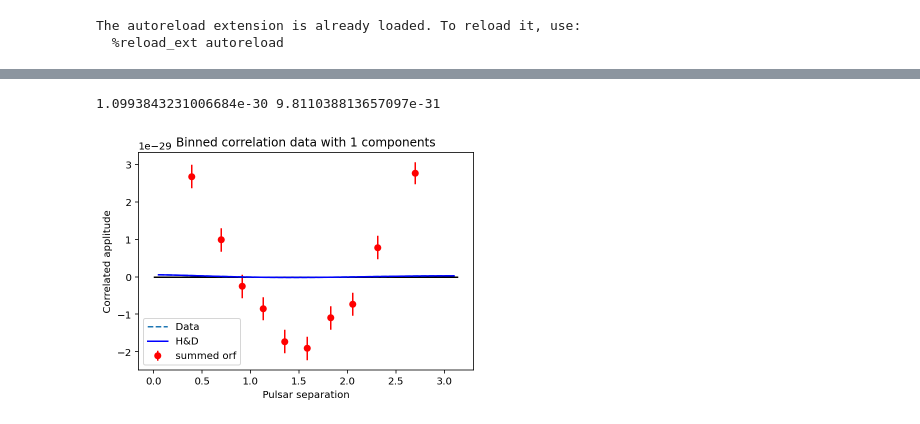
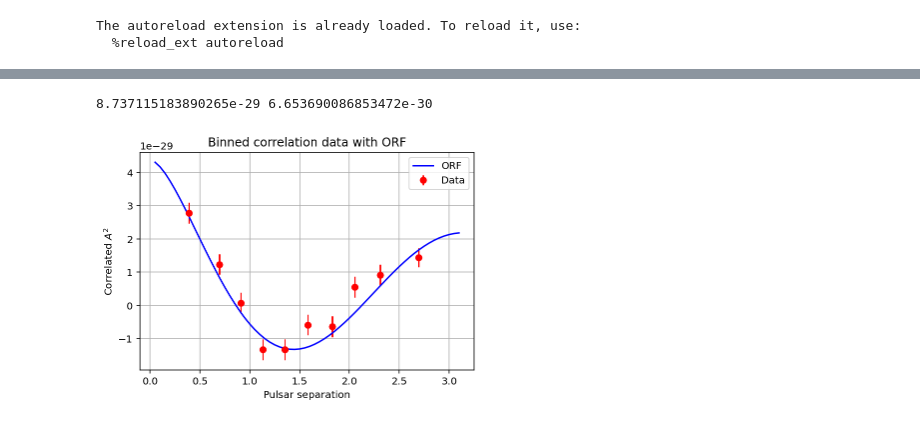
Before and after one commit to MattTMiles/VIPER_SummerSchool, a Jupyter notebook: OS_&_HD_correlations.ipynb, the cells around one changed output, grey strips where cells are left out. Cells and saved outputs as stored; diff of their text form; code cells hidden in the pictures.

```diff
--- a/OS_&_HD_correlations.ipynb
+++ b/OS_&_HD_correlations.ipynb
@@ -29,7 +29,7 @@ def HandD(x):
     c = (1-np.cos(x))/2
     return (1/2) - (1/4)*c+ (3/2)*c*np.log(c)
 
-def plotBinnedCrossCor(xi,rho,sig,A_array,orfs=[HandD],bins=10,comp_names=['H&D']):
+def plotBinnedCrossCor(xi,rho,sig,os_A,orf=HandD,bins=10):
     temp = np.arange(0,len(xi),len(xi)/bins,dtype=np.int16)
     ranges = np.zeros(bins+1)
     ranges[0:bins]=temp
@@ -68,22 +68,15 @@ def plotBinnedCrossCor(xi,rho,sig,A_array,orfs=[HandD],bins=10,comp_names=['H&D'
 
     #Model plotting
     xvals = np.arange(0.05,np.pi,.05)
-    totalY = np.zeros(len(xvals))
-    #Plot individuals in dashed
-    if type(A_array)!=list and type(A_array)!=np.ndarray:
-        A_array = [A_array]
-    for A, orf in zip(A_array,orfs):
-        yvals = A*orf(xvals)
-        totalY+=yvals
-        plt.plot(xvals,yvals,'--')
+    yvals = os_A*orf(xvals)
 
     #Plot sum
-    plt.plot(xvals,totalY,'b-')
-    plt.legend(['Data']+comp_names+['summed orf'])
-    plt.hlines(0,0,np.pi,'k')
-    plt.title(f'Binned correlation data with {len(orfs)} components')
+    plt.plot(xvals,yvals,'b-',label='ORF')
+    plt.legend()
+    plt.grid()
+    plt.title(f'Binned correlation data with ORF')
     plt.xlabel('Pulsar separation')
-    plt.ylabel('Correlated applitude')
+    plt.ylabel('Correlated $A^2$')
     plt.show()
 # %%
 parfiles = sorted(glob.glob('mdc2/*.par'))
@@ -123,13 +116,13 @@ WARNING: Could not find pulsar distance for PSR J2229+2643. Setting value to 1 w
 pta = crnPTA(psrs,fixedGamma=True)
 # %%
 OS = optimal_statistic.OptimalStatistic(psrs,bayesephem=False,gamma_common=4.33,
-                                        orf='monopole',pta=pta)
+                                        orf='hd',pta=pta)
 # %%
 xi,rho,sig,os,os_sig = OS.compute_os(params={'gw_log10_A':-14})
 print(os,os_sig)
 # %% [output]
-1.0993843231006684e-30 9.811038813657097e-31
+8.737115183890265e-29 6.653690086853472e-30
 # %%
-plotBinnedCrossCor(xi,rho,sig,[os])
+plotBinnedCrossCor(xi,rho,sig,os)
 # %% [output]
-[figure, old version]
+[figure, new version]
```
Also changed, not shown: parts of 1 cell of this notebook, 1 other file.
